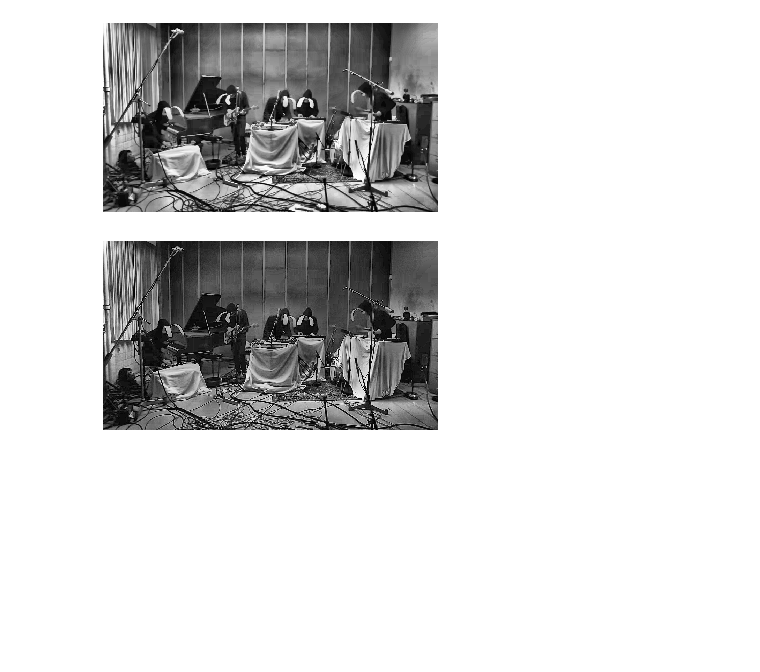
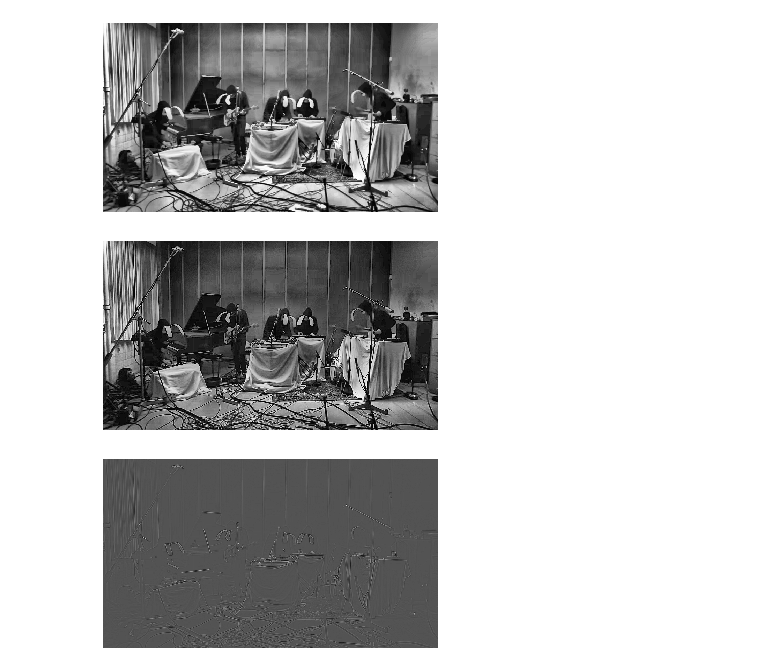
Before and after one commit to Izaird/Image-analisys, a Jupyter notebook: Practicas/practica_03/IA_03_2012010743_MDIA.ipynb, the cells around one changed output. Cells and saved outputs as stored; diff of their text form; code cells hidden in the pictures; blank space fills up the shorter version.

```diff
--- a/Practicas/practica_03/IA_03_2012010743_MDIA.ipynb
+++ b/Practicas/practica_03/IA_03_2012010743_MDIA.ipynb
@@ -156,3 +156,8 @@ plt.show()
 # %%
 mask = np.array([[-1,-1,-1],[-1,8,-1],[-1,-1,-1]])
 edge_detection =   convolve2d(img,mask)
+plt.imshow(edge_detection, cmap=plt.cm.gray)
+plt.axis('off')
+plt.show()
+# %% [output]
+[figure, added]
```
Also changed, not shown: parts of 5 cells of this notebook, 4 other files.
